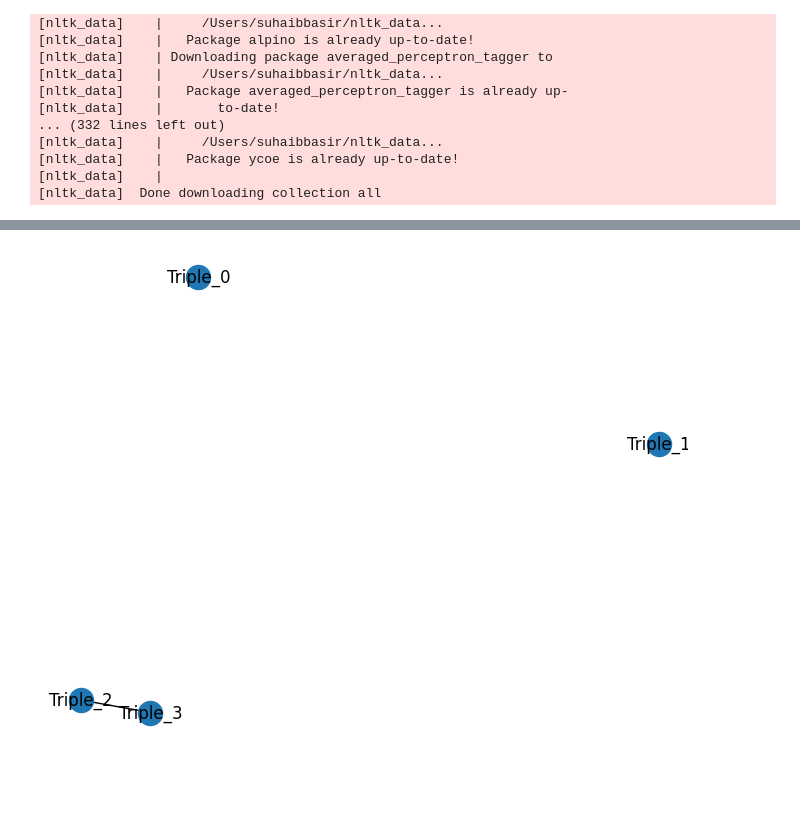
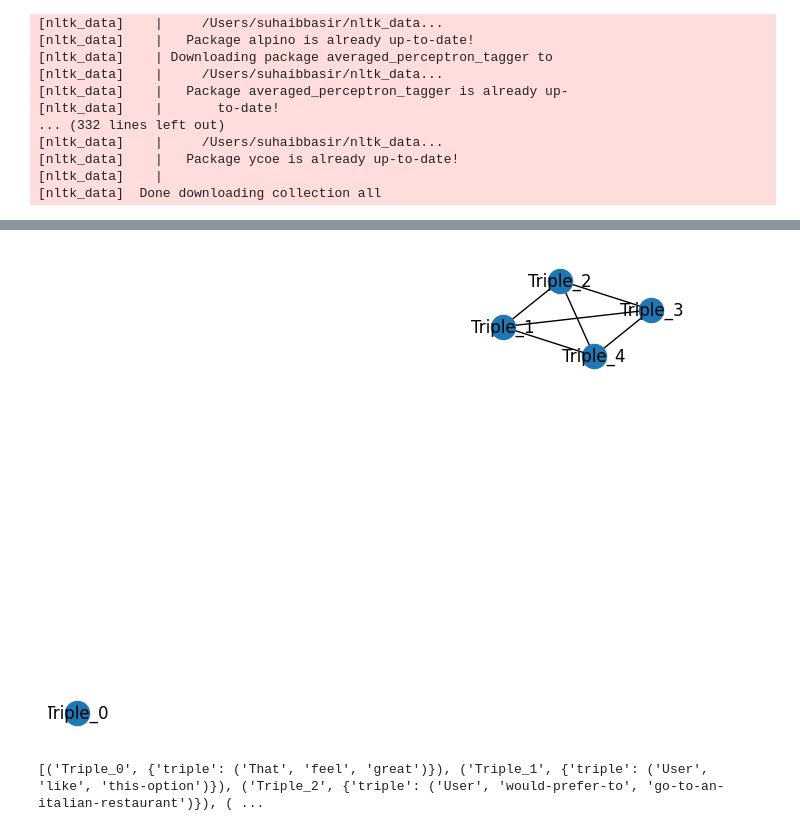
Before and after one commit to suhaib1769/ConversationalAgents17, a Jupyter notebook: triples/triple_graph.ipynb, the cells around one changed output, grey strips where cells are left out. Saved outputs shown, nothing was run; the diff lists cells and outputs as text; code cells hidden in the pictures; blank space fills up the shorter version.

```diff
--- a/triples/triple_graph.ipynb
+++ b/triples/triple_graph.ipynb
@@ -229,0 +281,12 @@ print(triple_list)
+# %%
+# Your triples and graph initialization remains the same
+triples = triple_list
+G2 = nx.Graph()
+# Connect triples using the new function
+for utterance in triples:
+    print(utterance)
+    G2 = add_and_connect_node2(G2, utterance)
+# Draw the graph
+nx.draw(G2, with_labels=True)
+plt.show()
+print(G2.nodes(data=True))
@@ -230,33 +301,28 @@ print(triple_list)
 # %%
+# Your triples and graph initialization remains the same
 triples = triple_list
-# Function to calculate cosine similarity
-def calculate_similarity(str1, str2):
-    vectorizer = CountVectorizer().fit([str1, str2])
-    vec1 = vectorizer.transform([str1]).toarray()
-    vec2 = vectorizer.transform([str2]).toarray()
-    return cosine_similarity(vec1, vec2)[0][0]
-
-# Add triple-nodes to the graph
-G = nx.Graph()
+G2 = nx.Graph()
 triple_nodes = {}
 for i, utterance in enumerate(triples):
     node_id = f"Triple_{i}"
     triple_nodes[node_id] = utterance
-    G.add_node(node_id, triple=utterance)
+    G2.add_node(node_id, triple=utterance)
 
 # Connect triples based on contextual similarity
-similarity_threshold = 0.5  # Define a threshold for similarity
+similarity_threshold = 0.6
 for node_id1, triple1 in triple_nodes.items():
     for node_id2, triple2 in triple_nodes.items():
         if node_id1 != node_id2:
-            # Perform Cartesian product comparison for all components
             for part1, part2 in itertools.product(triple1, triple2):
                 if calculate_similarity(part1, part2) > similarity_threshold:
-                    G.add_edge(node_id1, node_id2)
-                    break  # Exit loop if any component pair is similar
+                    G2.add_edge(node_id1, node_id2)
+                    break
 
 # Draw the graph
-nx.draw(G, with_labels=True)
+nx.draw(G2, with_labels=True)
 plt.show()
+
+print(G2.nodes(data=True))
 # %% [output]
-[figure, old version]
+[figure, new version]
+[('Triple_0', {'triple': ('That', 'feel', 'great')}), ('Triple_1', {'triple': ('User', 'like', 'this-option')}), ('Triple_2', {'triple': ('User', 'would-prefer-to', 'go-to-an-italian-restaurant')}), ( ...
```
Also changed, not shown: parts of 14 cells of this notebook, 1 other file.
